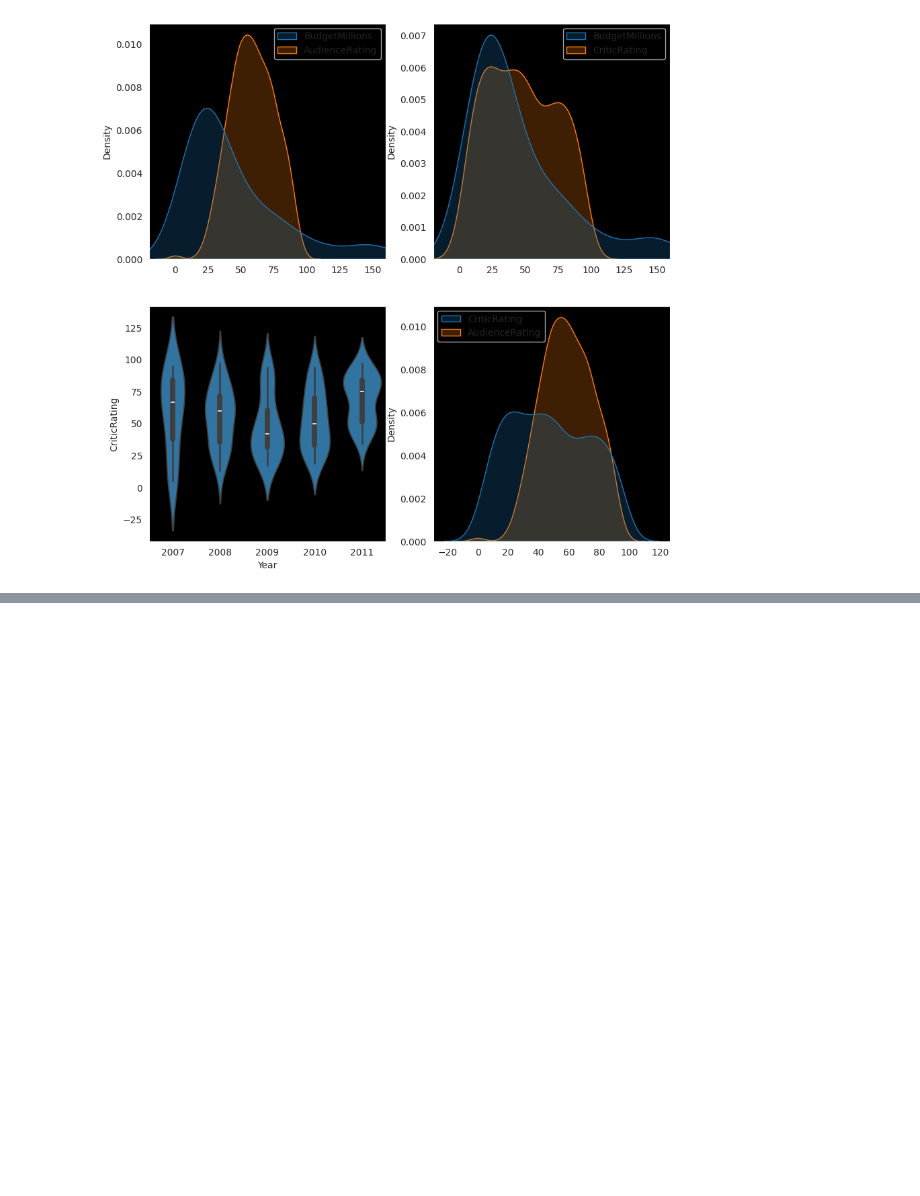
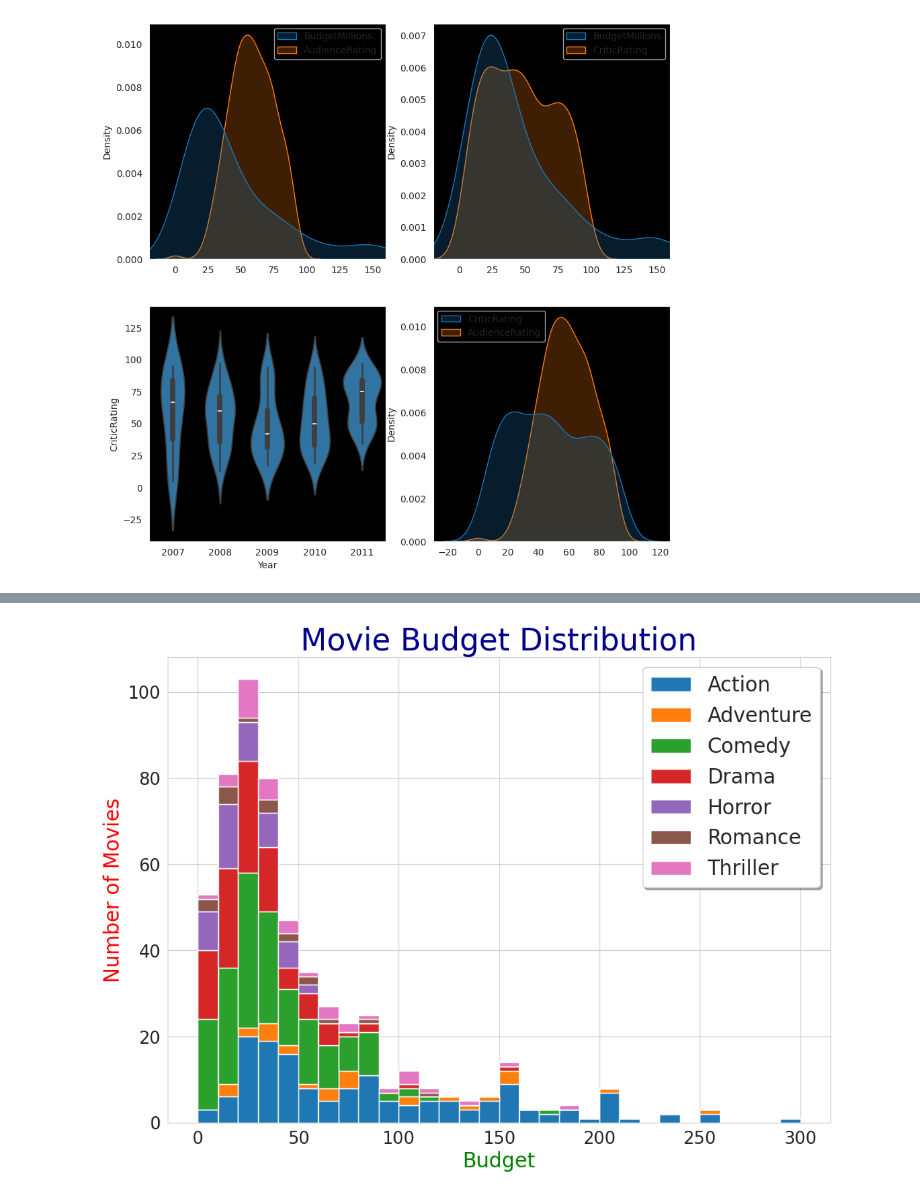
Before and after one commit to infotovikas/Learn-Python, a Jupyter notebook: advanced/Building_Dashboard.ipynb, the cells around one changed output, grey strips where cells are left out. Saved outputs shown, nothing was run; the diff lists cells and outputs as text; code cells hidden in the pictures; blank space fills up the shorter version.

```diff
--- a/advanced/Building_Dashboard.ipynb
+++ b/advanced/Building_Dashboard.ipynb
@@ -81,0 +100,23 @@ k2.set(xlim=(-20,160))
+# %%
+from inspect import FrameInfo
+#sns.set_style("darkgrid")
+list1 = [] # list()
+mylabels = list()
+for gen in movies.Genre.cat.categories:
+  list1.append(movies[movies.Genre == gen].BudgetMillions)
+  mylabels.append(gen)
+
+sns.set_style("whitegrid")
+fig, ax = plt.subplots()
+fig.set_size_inches(11.7, 8.27)  # size of A4 paper
+h = plt.hist(list1, bins=30, stacked=True, rwidth=1, label=mylabels)
+plt.title("Movie Budget Distribution", fontsize=30, color="DarkBlue")
+plt.ylabel("Number of Movies", fontsize=20, color="Red")
+plt.xlabel("Budget", fontsize=20, color="Green")
+plt.yticks(fontsize=17)
+plt.xticks(fontsize=17)
+#plt.legend()
+plt.legend(frameon=True, fancybox=True, shadow=True, framealpha=1, prop={'size':20})
+plt.show()
+# %% [output]
+[figure, added]
```
Also changed, not shown: parts of 4 cells of this notebook.
